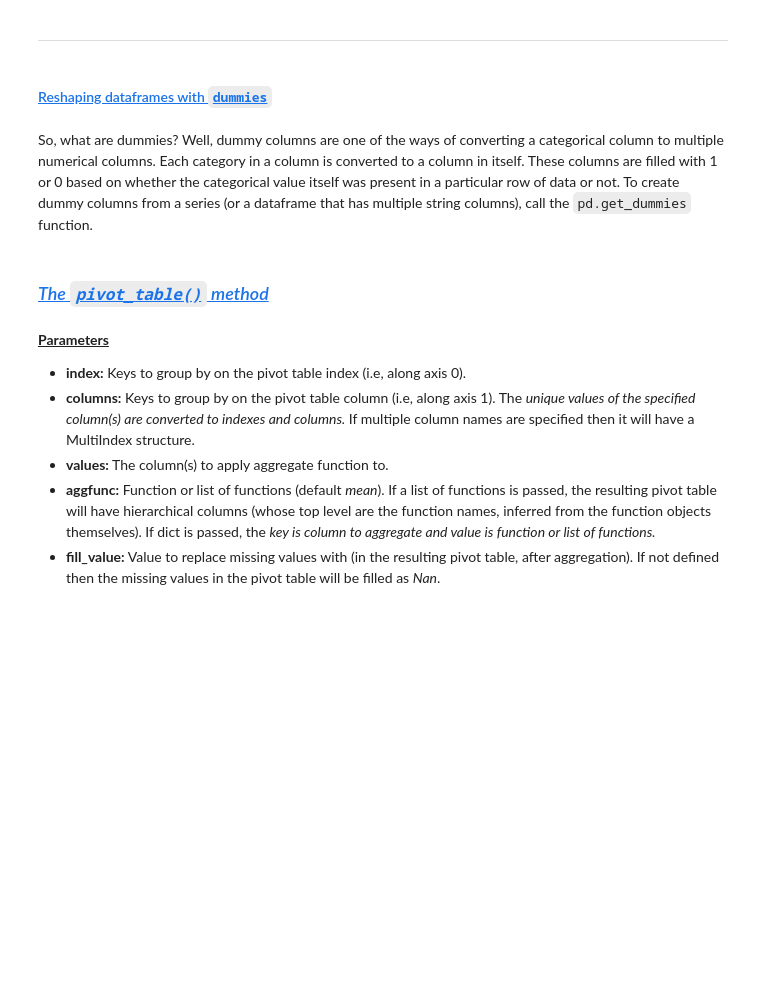
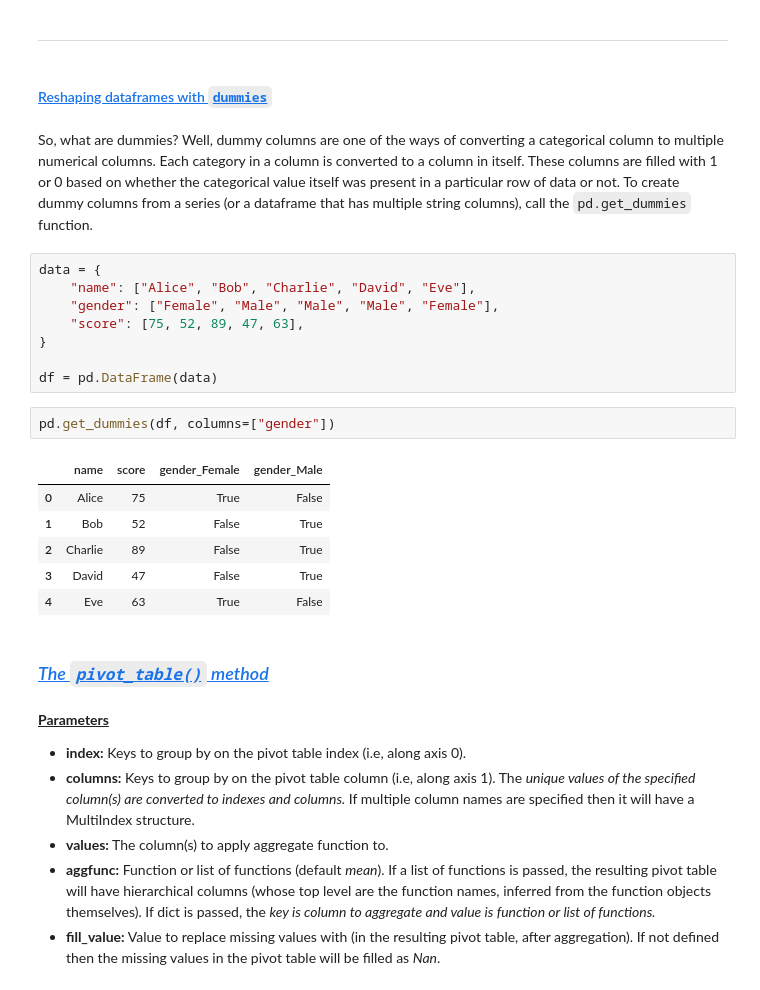
Before and after one commit to AindreaAjax/ML_Introduction, a Jupyter notebook: Pandas/04_DataFrames.ipynb, the cells around one changed output. Drawn from its saved outputs; the diff is of its cells as text; blank space fills up the shorter version.

```diff
--- a/Pandas/04_DataFrames.ipynb
+++ b/Pandas/04_DataFrames.ipynb
@@ -938,11 +985,28 @@ siena_2018.query('@lt10 and Party == "Republican"')
 # %% [markdown]
 ----------------------------------
-# %% [markdown]
-#### <a id='toc11_1_1_'></a>[Reshaping dataframes with `dummies`](#toc0_)
+# %% [markdown]
+#### <a id='toc11_1_1_'></a>[Reshaping dataframes with `dummies`](#toc0_)
 # %% [markdown]
 So, what are dummies? Well, dummy columns are one of the ways of converting a categorical column to multiple numerical columns. Each category in a column is converted to a column in itself. These columns are filled with 1 or 0 based on whether the categorical value itself was present in a particular row of data or not. To create dummy columns from a series (or a dataframe that has multiple string columns), call the `pd.get_dummies` function.
-# %% [markdown]
-### <a id='toc11_2_'></a>[*The `pivot_table()` method*](#toc0_)
+# %%
+data = {
+    "name": ["Alice", "Bob", "Charlie", "David", "Eve"],
+    "gender": ["Female", "Male", "Male", "Male", "Female"],
+    "score": [75, 52, 89, 47, 63],
+}
+
+df = pd.DataFrame(data)
+# %%
+pd.get_dummies(df, columns=["gender"])
+# %% [output]
+|  | name | score | gender_Female | gender_Male |
+| 0 | Alice | 75 | True | False |
+| 1 | Bob | 52 | False | True |
+| 2 | Charlie | 89 | False | True |
+| 3 | David | 47 | False | True |
+| 4 | Eve | 63 | True | False |
+# %% [markdown]
+### <a id='toc11_2_'></a>[*The `pivot_table()` method*](#toc0_)
 # %% [markdown]
 <u> **Parameters** </u>
 
```
Also changed, not shown: parts of 135 cells of this notebook.
